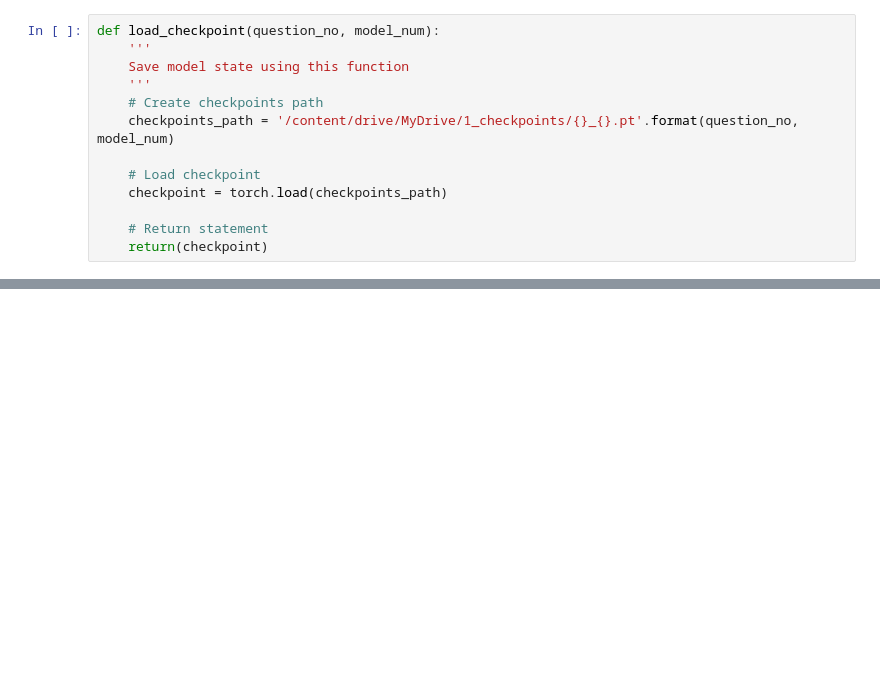
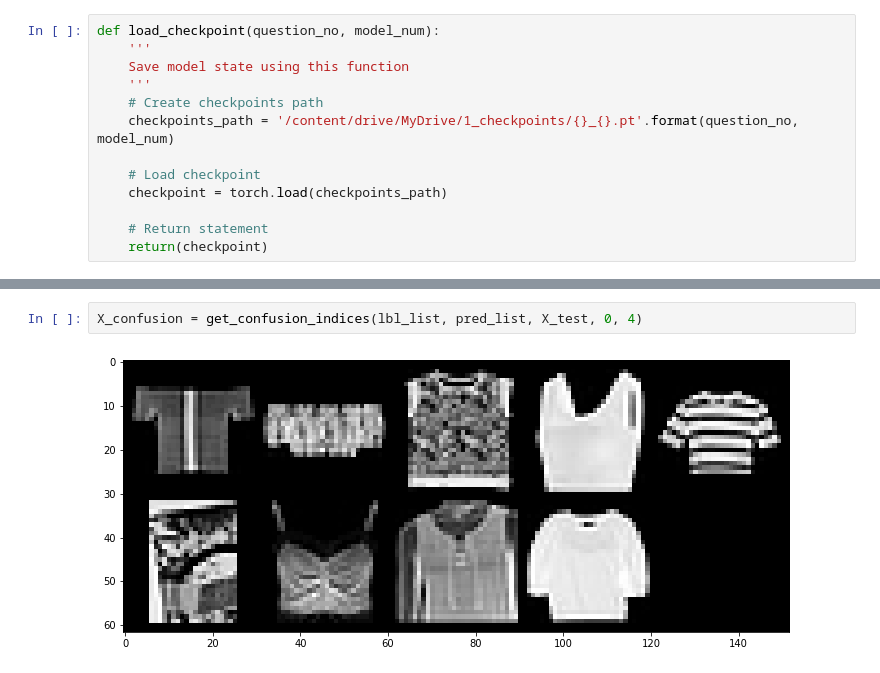
Before and after one commit to akshatgoel92/torch-visualize, a Jupyter notebook: src/3_1.ipynb, the cells around one changed output, grey strips where cells are left out. Cells and saved outputs as stored; diff of their text form; blank space fills up the shorter version.

```diff
--- a/src/3_1.ipynb
+++ b/src/3_1.ipynb
@@ -500,0 +569,4 @@ Accuracy         97.1     98.7  99.0    99.8  98.2
+# %%
+X_confusion = get_confusion_indices(lbl_list, pred_list, X_test, 0, 4)
+# %% [output]
+[figure, added]
```
Also changed, not shown: parts of 14 cells of this notebook, 1 other file.
